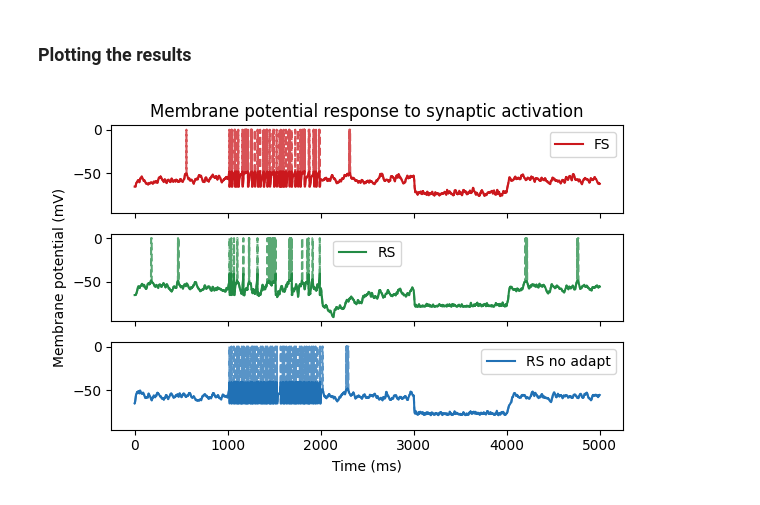
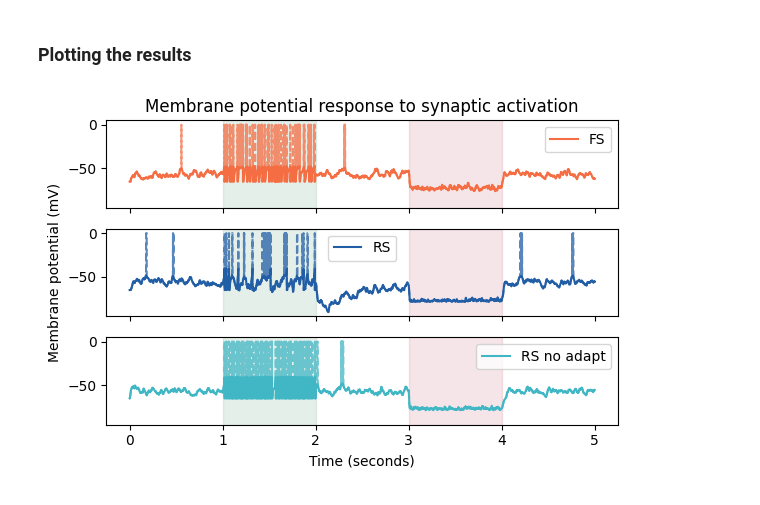
Before and after one commit to IlaCar/neuron-to-meanfield, a Jupyter notebook: single_neuron_simulation/Figure2_B.ipynb, the cells around one changed output. Drawn from its saved outputs; the diff is of its cells as text; code cells hidden in the pictures.

```diff
--- a/single_neuron_simulation/Figure2_B.ipynb
+++ b/single_neuron_simulation/Figure2_B.ipynb
@@ -191,6 +200,8 @@ P_ed_exc_FS = b2.PoissonGroup(N_external_exc, rates='rate_timed_array_exc_FS(t)'
 P_ed_exc_RS = b2.PoissonGroup(N_external_exc, rates='rate_timed_array_exc_RS(t)')
 P_ed_exc_RS_na = b2.PoissonGroup(N_external_exc, rates='rate_timed_array_exc_RS_na(t)')
 
+# differentiate the intervals if they are different
+exc_intervals = [(p_start/b2.second, p_end/b2.second)]
 
 ### Inhibitory external drive ###
 rate_inh_external_input_FS = input_config['rates']['freq_inh_FS'] * b2.Hz # firing rate of the external input
@@ -222,3 +233,6 @@ rate_timed_array_inh_RS_na = b2.TimedArray(rate_array, dt=dt)
 P_ed_inh_FS = b2.PoissonGroup(N_external_inh, rates='rate_timed_array_inh_FS(t)')
 P_ed_inh_RS = b2.PoissonGroup(N_external_inh, rates='rate_timed_array_inh_RS(t)')
 P_ed_inh_RS_na = b2.PoissonGroup(N_external_inh, rates='rate_timed_array_inh_RS_na(t)')
+
+# differentiate the intervals if they are different
+inh_intervals = [(p_start/b2.second, p_end/b2.second)]
@@ -305,33 +323,37 @@ Wall time: 58.4 s
 # %%
 fig, ax = plt.subplots(3, 1, figsize=(6, 4), sharex=True)
 
 v_RS_plot = get_pretty_voltage(mon_RS.v[0], -50)
 v_RS_na_plot = get_pretty_voltage(mon_RS_na.v[0], -50)
 v_FS_plot = get_pretty_voltage(mon_FS.v[0], -50)
 
-ax[0].plot(mon_FS.t / b2.ms, mon_FS.v[0] / b2.mV, color=color_palette['FS'], label = 'FS')
-ax[0].plot(mon_RS.t / b2.ms, v_FS_plot / b2.mV, '--' , color=color_palette['FS'], alpha=0.75)
+ax[0].plot(mon_FS.t / b2.second, mon_FS.v[0] / b2.mV, color=color_palette['FS'], label = 'FS')
+ax[0].plot(mon_FS.t / b2.second, v_FS_plot / b2.mV, '--' , color=color_palette['FS'], alpha=0.75)
 
-ax[1].plot(mon_RS.t / b2.ms, mon_RS.v[0] / b2.mV, color=color_palette['RS'], label = 'RS')
-ax[1].plot(mon_RS.t / b2.ms, v_RS_plot / b2.mV, '--' , color=color_palette['RS'], alpha=0.75)
+ax[1].plot(mon_RS.t / b2.second, mon_RS.v[0] / b2.mV, color=color_palette['RS'], label = 'RS')
+ax[1].plot(mon_RS.t / b2.second, v_RS_plot / b2.mV, '--' , color=color_palette['RS'], alpha=0.75)
 
-ax[2].plot(mon_RS_na.t / b2.ms, mon_RS_na.v[0] / b2.mV, color=color_palette['RS_no_adapt'], label = 'RS no adapt')
-ax[2].plot(mon_RS_na.t / b2.ms, v_RS_na_plot / b2.mV, '--' , color=color_palette['RS_no_adapt'], alpha=0.75)
+ax[2].plot(mon_RS_na.t / b2.second, mon_RS_na.v[0] / b2.mV, color=color_palette['RS_no_adapt'], label = 'RS no adapt')
+ax[2].plot(mon_RS_na.t / b2.second, v_RS_na_plot / b2.mV, '--' , color=color_palette['RS_no_adapt'], alpha=0.75)
 
-ax[2].set_xlabel('Time (ms)')
+ax[2].set_xlabel('Time (seconds)')
 ax[1].set_ylabel('Membrane potential (mV)')
 ax[0].set_title('Membrane potential response to synaptic activation')
 
 ax[0].set_ylim(-95,5)
 ax[1].set_ylim(-95,5)
 ax[2].set_ylim(-95,5)
+
+for a in ax:
+    add_stim_spans(a, exc_intervals=exc_intervals, inh_intervals=inh_intervals)
+
 plt.tight_layout()
 ax[0].legend()
 ax[1].legend()
 ax[2].legend()
 
 figs.append(fig)
 # %% [output]
-[figure, old version]
+[figure, new version]
 # %%
 save_figs(fig_path, fig_name, figs)
```
Also changed, not shown: parts of 5 cells of this notebook, 5 other files.
